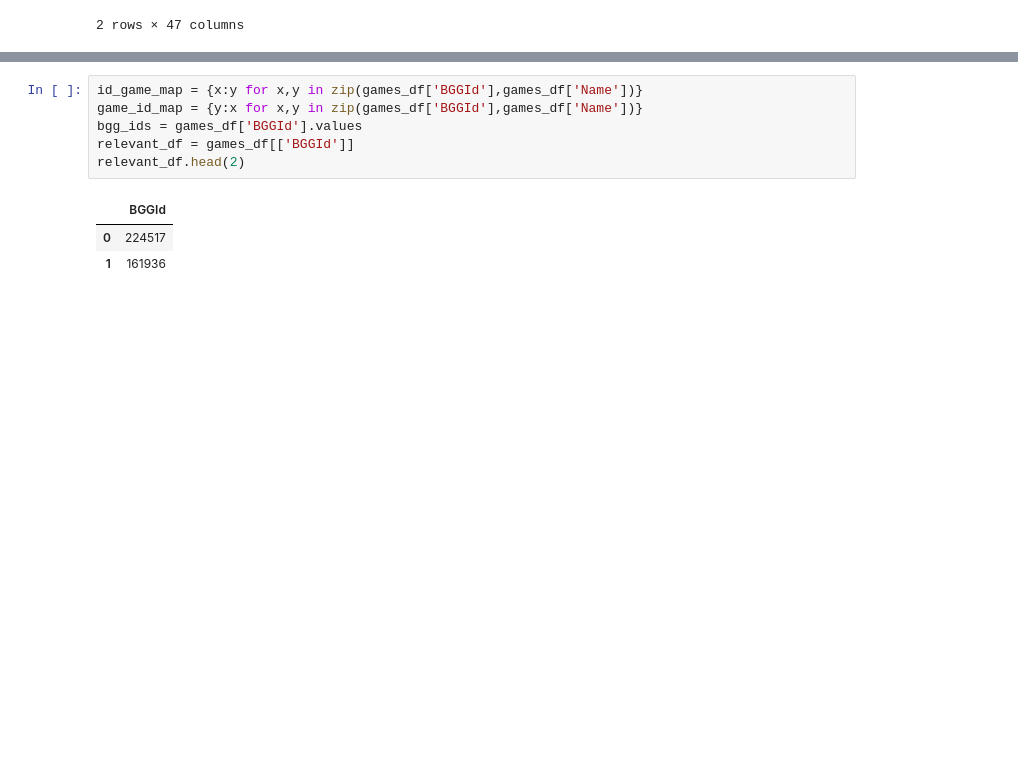
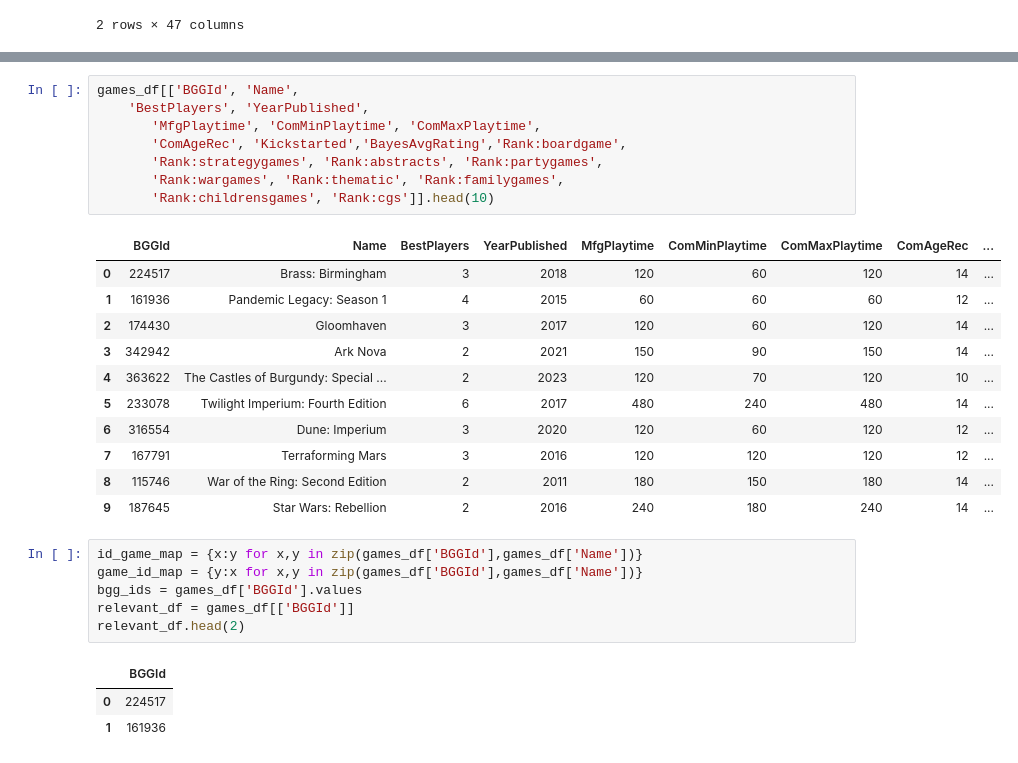
Before and after one commit to threnjen/boardgamegeek, a Jupyter notebook: exploratory_notebooks/03_content_sim_games.ipynb, the cells around one changed output, grey strips where cells are left out. Drawn from its saved outputs; the diff is of its cells as text; blank space fills up the shorter version.

```diff
--- a/exploratory_notebooks/03_content_sim_games.ipynb
+++ b/exploratory_notebooks/03_content_sim_games.ipynb
@@ -92,3 +116,23 @@ games_df.head(2)
+# %%
+games_df[['BGGId', 'Name',
+    'BestPlayers', 'YearPublished',
+       'MfgPlaytime', 'ComMinPlaytime', 'ComMaxPlaytime',
+       'ComAgeRec', 'Kickstarted','BayesAvgRating','Rank:boardgame',
+       'Rank:strategygames', 'Rank:abstracts', 'Rank:partygames',
+       'Rank:wargames', 'Rank:thematic', 'Rank:familygames',
+       'Rank:childrensgames', 'Rank:cgs']].head(10)
+# %% [output]
+|  | BGGId | Name | BestPlayers | YearPublished | MfgPlaytime | ComMinPlaytime | ComMaxPlaytime | ComAgeRec | ... |
+| 0 | 224517 | Brass: Birmingham | 3 | 2018 | 120 | 60 | 120 | 14 | ... |
+| 1 | 161936 | Pandemic Legacy: Season 1 | 4 | 2015 | 60 | 60 | 60 | 12 | ... |
+| 2 | 174430 | Gloomhaven | 3 | 2017 | 120 | 60 | 120 | 14 | ... |
+| 3 | 342942 | Ark Nova | 2 | 2021 | 150 | 90 | 150 | 14 | ... |
+| 4 | 363622 | The Castles of Burgundy: Special ... | 2 | 2023 | 120 | 70 | 120 | 10 | ... |
+| 5 | 233078 | Twilight Imperium: Fourth Edition | 6 | 2017 | 480 | 240 | 480 | 14 | ... |
+| 6 | 316554 | Dune: Imperium | 3 | 2020 | 120 | 60 | 120 | 12 | ... |
+| 7 | 167791 | Terraforming Mars | 3 | 2016 | 120 | 120 | 120 | 12 | ... |
+| 8 | 115746 | War of the Ring: Second Edition | 2 | 2011 | 180 | 150 | 180 | 14 | ... |
+| 9 | 187645 | Star Wars: Rebellion | 2 | 2016 | 240 | 180 | 240 | 14 | ... |
 # %%
 id_game_map = {x:y for x,y in zip(games_df['BGGId'],games_df['Name'])}
 game_id_map = {y:x for x,y in zip(games_df['BGGId'],games_df['Name'])}
```
Also changed, not shown: parts of 10 cells of this notebook.
